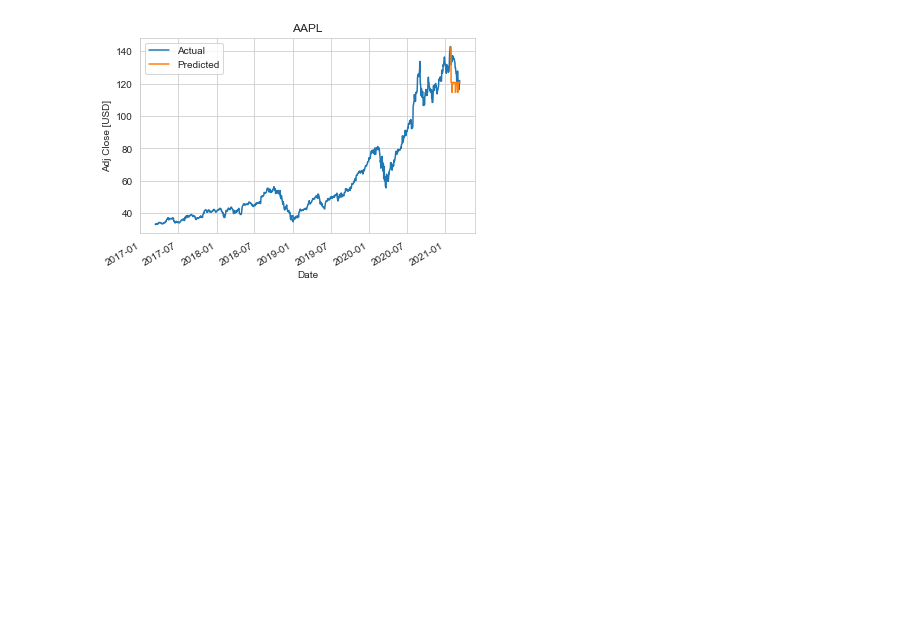
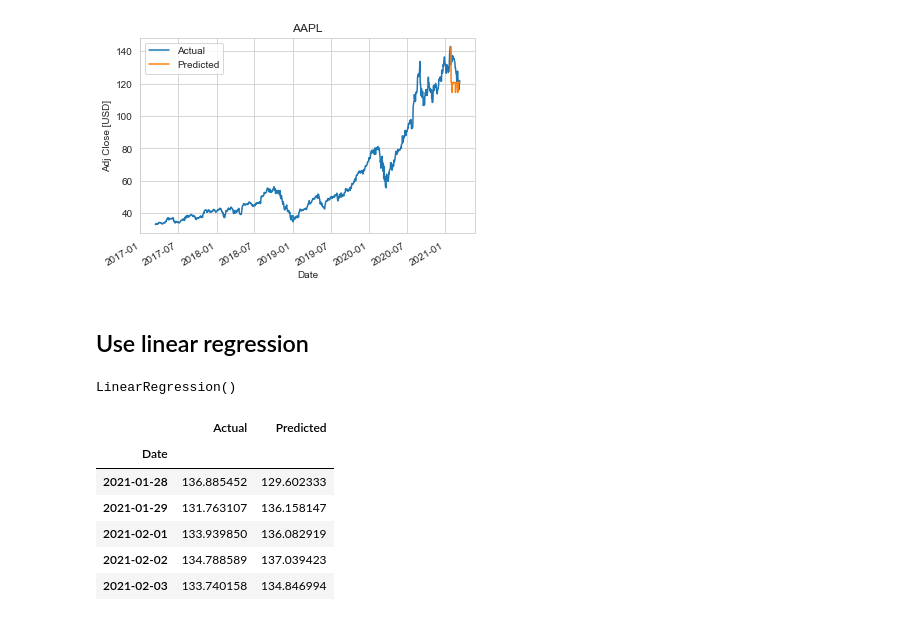
Before and after one commit to joshua-furtado/stock_price_indicator, a Jupyter notebook: notebooks/2_predict_AAPL_stock_data_using_machine_learning.ipynb, the cells around one changed output. Saved outputs shown, nothing was run; the diff lists cells and outputs as text; code cells hidden in the pictures; blank space fills up the shorter version.

```diff
--- a/notebooks/2_predict_AAPL_stock_data_using_machine_learning.ipynb
+++ b/notebooks/2_predict_AAPL_stock_data_using_machine_learning.ipynb
@@ -138,3 +142,11 @@ plt.ylabel('Adj Close [USD]')
 plt.title('AAPL')
 # %% [output]
 [figure]
+# %% [markdown]
+## Use linear regression
+# %%
+# train linear regression model
+lr = LinearRegression()
+lr.fit(X_train, y_train)
+# %% [output]
+LinearRegression()
@@ -140,0 +156,13 @@ plt.title('AAPL')
+# %%
+# store the adjusted close results in a dataframe
+results = pd.DataFrame(
+    {'Actual': df['Adj Close'].iloc[-future_days:], 'Predicted': y_pred})
+results.head()
+# %% [output]
+|  | Actual | Predicted |
+| Date |  |  |
+| 2021-01-28 | 136.885452 | 129.602333 |
+| 2021-01-29 | 131.763107 | 136.158147 |
+| 2021-02-01 | 133.939850 | 136.082919 |
+| 2021-02-02 | 134.788589 | 137.039423 |
+| 2021-02-03 | 133.740158 | 134.846994 |
```
Also changed, not shown: parts of 7 cells of this notebook.
